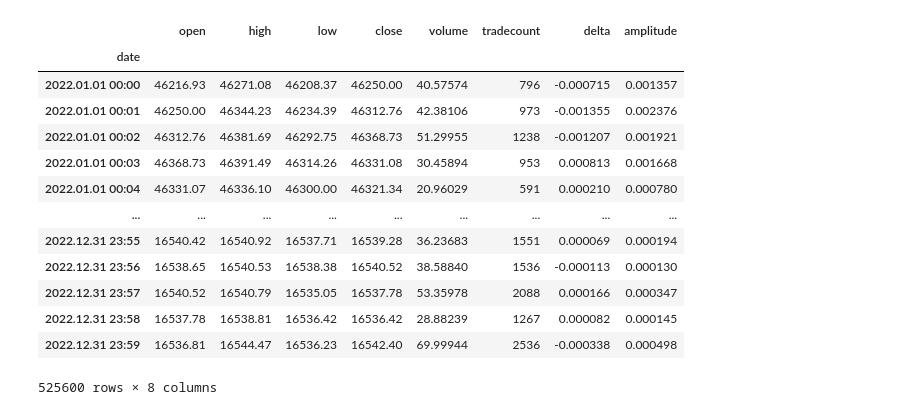
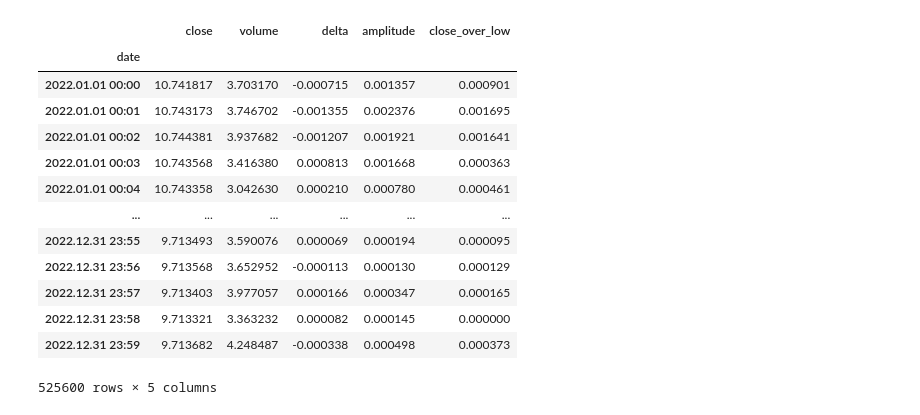
Before and after one commit to cdsw/cltrading, a Jupyter notebook: rlold/A_loader.ipynb, the cells around one changed output. Cells and saved outputs as stored; diff of their text form; code cells hidden in the pictures.

```diff
--- a/rlold/A_loader.ipynb
+++ b/rlold/A_loader.ipynb
@@ -1,5 +1,18 @@
+# %%
+import pandas
+import matplotlib.pyplot as plt
+import numpy as np
+
+def getStationary(df):
+  df['delta'] = (df['open'] / df ['close']) - 1
+  df['amplitude'] = (df['high'] / df['low']) - 1
+  df['close_over_low'] = (df['close'] / df ['low']) - 1
+  del df['open']
+  del df['high']
+  del df['low']
+  df['volume'] = np.log(df['volume'])
+  df['close'] = np.log(df['close'])
+  return df
 # %%
-import pandas
-import matplotlib.pyplot as plt
-
-df_btc_22 = ((pandas.read_csv('../data/btc22.csv',sep=',')).sort_values('date')[['date','open','high','low','close','volume','tradecount']]).set_index('date')
+df_btc_22 = ((pandas.read_csv('../data/btc22.csv',sep=',')).sort_values('date')[['date','open','high','low','close','volume']]).set_index('date')
+df_btc_22 = getStationary(df_btc_22)
@@ -13,17 +19,17 @@ df_btc_22 = getStationary(df_btc_22)
-# %%
-df_btc_22
-# %% [output]
-|  | open | high | low | close | volume | tradecount | delta | amplitude |
-| date |  |  |  |  |  |  |  |  |
-| 2022.01.01 00:00 | 46216.93 | 46271.08 | 46208.37 | 46250.00 | 40.57574 | 796 | -0.000715 | 0.001357 |
-| 2022.01.01 00:01 | 46250.00 | 46344.23 | 46234.39 | 46312.76 | 42.38106 | 973 | -0.001355 | 0.002376 |
-| 2022.01.01 00:02 | 46312.76 | 46381.69 | 46292.75 | 46368.73 | 51.29955 | 1238 | -0.001207 | 0.001921 |
-| 2022.01.01 00:03 | 46368.73 | 46391.49 | 46314.26 | 46331.08 | 30.45894 | 953 | 0.000813 | 0.001668 |
-| 2022.01.01 00:04 | 46331.07 | 46336.10 | 46300.00 | 46321.34 | 20.96029 | 591 | 0.000210 | 0.000780 |
-| ... | ... | ... | ... | ... | ... | ... | ... | ... |
-| 2022.12.31 23:55 | 16540.42 | 16540.92 | 16537.71 | 16539.28 | 36.23683 | 1551 | 0.000069 | 0.000194 |
-| 2022.12.31 23:56 | 16538.65 | 16540.53 | 16538.38 | 16540.52 | 38.58840 | 1536 | -0.000113 | 0.000130 |
-| 2022.12.31 23:57 | 16540.52 | 16540.79 | 16535.05 | 16537.78 | 53.35978 | 2088 | 0.000166 | 0.000347 |
-| 2022.12.31 23:58 | 16537.78 | 16538.81 | 16536.42 | 16536.42 | 28.88239 | 1267 | 0.000082 | 0.000145 |
-| 2022.12.31 23:59 | 16536.81 | 16544.47 | 16536.23 | 16542.40 | 69.99944 | 2536 | -0.000338 | 0.000498 |
-525600 rows × 8 columns
+# %%
+df_btc_22.to_csv('../data/btc22clean.csv')
+# %% [output]
+|  | close | volume | delta | amplitude | close_over_low |
+| date |  |  |  |  |  |
+| 2022.01.01 00:00 | 10.741817 | 3.703170 | -0.000715 | 0.001357 | 0.000901 |
+| 2022.01.01 00:01 | 10.743173 | 3.746702 | -0.001355 | 0.002376 | 0.001695 |
+| 2022.01.01 00:02 | 10.744381 | 3.937682 | -0.001207 | 0.001921 | 0.001641 |
+| 2022.01.01 00:03 | 10.743568 | 3.416380 | 0.000813 | 0.001668 | 0.000363 |
+| 2022.01.01 00:04 | 10.743358 | 3.042630 | 0.000210 | 0.000780 | 0.000461 |
+| ... | ... | ... | ... | ... | ... |
+| 2022.12.31 23:55 | 9.713493 | 3.590076 | 0.000069 | 0.000194 | 0.000095 |
+| 2022.12.31 23:56 | 9.713568 | 3.652952 | -0.000113 | 0.000130 | 0.000129 |
+| 2022.12.31 23:57 | 9.713403 | 3.977057 | 0.000166 | 0.000347 | 0.000165 |
+| 2022.12.31 23:58 | 9.713321 | 3.363232 | 0.000082 | 0.000145 | 0.000000 |
+| 2022.12.31 23:59 | 9.713682 | 4.248487 | -0.000338 | 0.000498 | 0.000373 |
+525600 rows × 5 columns
```
Also changed, not shown: parts of 2 cells of this notebook, 5 other files.
